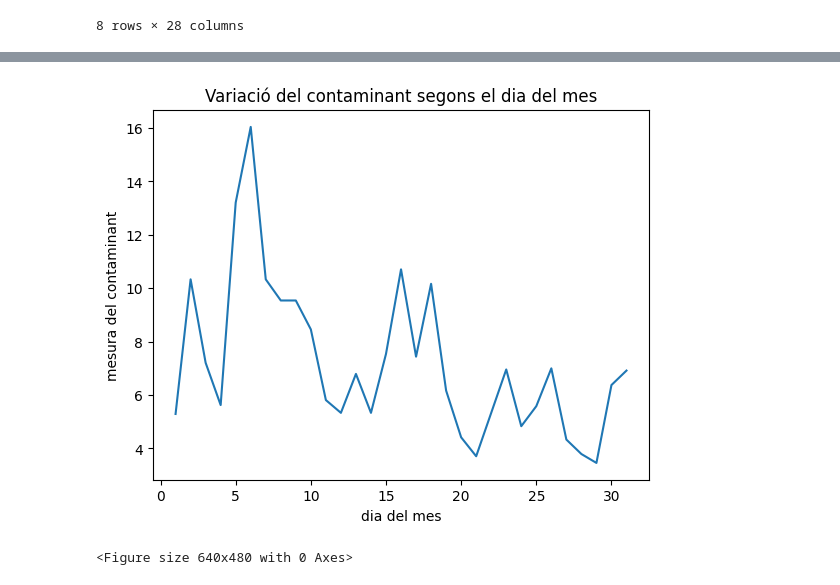
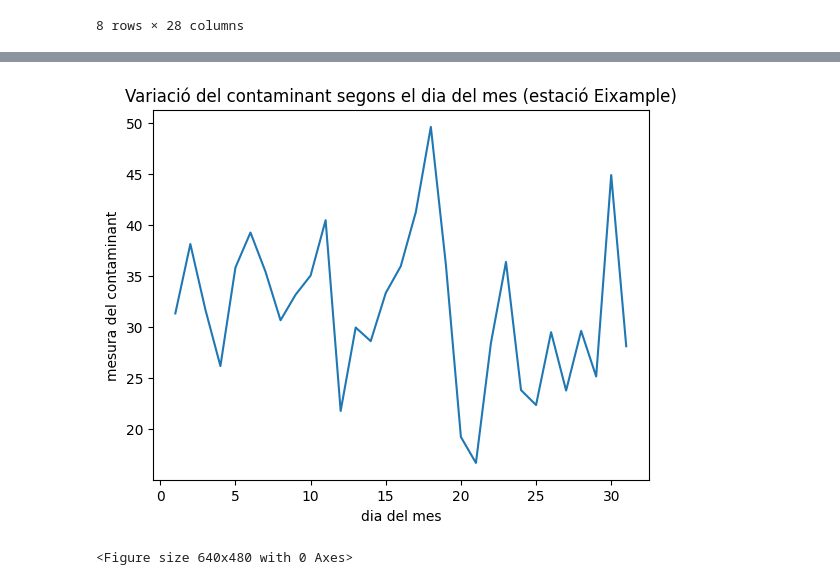
Before and after one commit to MariaAbb7/ProgramesCursPython_B2, a Jupyter notebook: ProjecteContaminantsBCN.ipynb, the cells around one changed output, grey strips where cells are left out. Drawn from its saved outputs; the diff is of its cells as text; code cells hidden in the pictures.

```diff
--- a/ProjecteContaminantsBCN.ipynb
+++ b/ProjecteContaminantsBCN.ipynb
@@ -200,7 +200,7 @@ sns.boxplot(x='ESTACIO', y="Mitjana_diaria", data=df_c8)
 # %%
 #Estudi de les mesures amb valors màxims
 
-df_c8M= df_c8[df_c8["ESTACIO"] == 58]
+df_c8M= df_c8[df_c8["ESTACIO"] == 43]
 df_c8M.describe()
 df_c8M.head()
 # %% [output]
@@ -214,16 +216,16 @@ df_c8M.head()
 # %%
 #Mirem com varia el contaminant segons el dia
 
 xpoints = df_c8M["DIA"]
 ypoints = df_c8M["Mitjana_diaria"]
 
 plt.plot(xpoints, ypoints)
 plt.xlabel("dia del mes")
 plt.ylabel("mesura del contaminant")
-plt.title("Variació del contaminant segons el dia del mes")
+plt.title("Variació del contaminant segons el dia del mes (estació Eixample)")
 plt.show()
 fig = plt.figure()
 # %% [output]
-[figure, old version]
+[figure, new version]
 <Figure size 640x480 with 0 Axes>
 # %%
```
Also changed, not shown: parts of 24 cells of this notebook.
